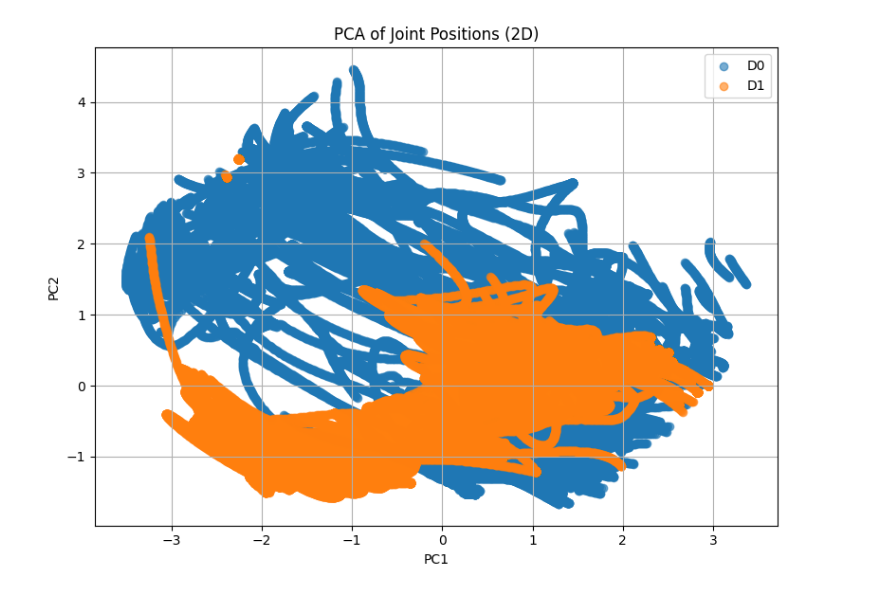
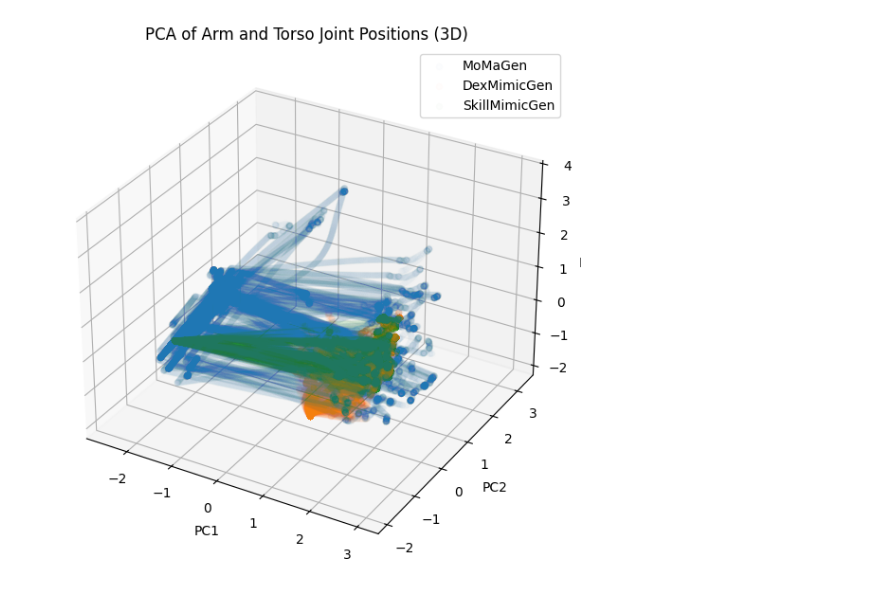
Before and after one commit to ChengshuLi/mimicgen, a Jupyter notebook: mimicgen/scripts_viz/pca_fig.ipynb, the cells around one changed output. Drawn from its saved outputs; the diff is of its cells as text; code cells hidden in the pictures.

```diff
--- a/mimicgen/scripts_viz/pca_fig.ipynb
+++ b/mimicgen/scripts_viz/pca_fig.ipynb
@@ -12,3 +14,4 @@ left_arm_joints = np.array([10, 12, 14, 16, 18, 20])
 right_arm_joints = np.array([11, 13, 15, 17, 19, 21])
 base_joints = np.array([0, 1, 5])
 torso_joints = np.array([6, 7, 8,9])
+left_arm_plus_torso = np.concatenate((torso_joints, left_arm_joints))
@@ -31,0 +40,8 @@ for i in range(num_demos):
+# %%
+mimicgen_data = []
+with h5py.File(paths[2], "r") as f:
+    mimicgen_data = []
+    for demo_key in f["data"]:
+        mimicgen_data.append(f["data"][demo_key]["obs"]["joint_qpos"][:, left_arm_plus_torso])
+mimicgen_data = np.concatenate(mimicgen_data, axis=0)
+print(mimicgen_data.shape)
@@ -31,0 +50,8 @@ for i in range(num_demos):
+# %%
+skillgen_data = []
+with h5py.File(paths[3], "r") as f:
+    skillgen_data = []
+    for demo_key in f["data"]:
+        skillgen_data.append(f["data"][demo_key]["obs"]["joint_qpos"][:, left_arm_plus_torso])
+skillgen_data = np.concatenate(skillgen_data, axis=0)
+print(skillgen_data.shape)
@@ -94,34 +190,58 @@ for i in range(num_demos):
 # %%
 import numpy as np
 import matplotlib.pyplot as plt
 from sklearn.decomposition import PCA
 
 
 np.random.seed(0)
-dataset1 = data1
-dataset2 = data2
+dataset1 = d0_data
+dataset2 = d1_data
+dataset3 = mimicgen_data
+dataset4 = skillgen_data
 
 # Combine the datasets
-combined_data = np.vstack([dataset1, dataset2])
+combined_data = np.vstack([dataset1, dataset2, dataset3, dataset4])
 
 # Run PCA
-pca = PCA(n_components=2)
+pca = PCA(n_components=3)
 pca_result = pca.fit_transform(combined_data)
 
-# Split back for plotting
-pca_dataset1 = pca_result[:len(dataset1)]
-pca_dataset2 = pca_result[len(dataset1):]
+# Lengths of original datasets
+len1 = len(dataset1)
+len2 = len(dataset2)
+len3 = len(dataset3)
+len4 = len(dataset4)
+
+# Cumulative indices
+end1 = len1
+end2 = end1 + len2
+end3 = end2 + len3
+end4 = end3 + len4  # or just len(pca_result)
+
+# Split PCA result
+pca_dataset1 = pca_result[:end1]
+pca_dataset2 = pca_result[end1:end2]
+pca_dataset3 = pca_result[end2:end3]
+pca_dataset4 = pca_result[end3:end4]
 
 # Plot
-plt.figure(figsize=(8, 6))
-plt.scatter(pca_dataset1[:, 0], pca_dataset1[:, 1], label='D0', alpha=0.6)
-plt.scatter(pca_dataset2[:, 0], pca_dataset2[:, 1], label='D1', alpha=0.6)
-plt.title('PCA of Joint Positions (2D)')
-plt.xlabel('PC1')
-plt.ylabel('PC2')
+
+fig = plt.figure(figsize=(8, 6))
+ax = fig.add_subplot(projection='3d')
+
+ax.scatter(pca_dataset1[:, 0], pca_dataset1[:, 1], pca_dataset1[:, 2], label='MoMaGen', alpha=0.01)
+# ax.scatter(pca_dataset2[:, 0], pca_dataset2[:, 1], pca_dataset2[:, 2], label='D1', alpha=0.01)
+ax.scatter(pca_dataset3[:, 0], pca_dataset3[:, 1], pca_dataset3[:, 2], label='DexMimicGen', alpha=0.01)
+ax.scatter(pca_dataset4[:, 0], pca_dataset4[:, 1], pca_dataset4[:, 2], label='SkillMimicGen', alpha=0.01)
+
+
+plt.title('PCA of Arm and Torso Joint Positions (3D)')
+ax.set_xlabel('PC1')
+ax.set_ylabel('PC2')
+ax.set_zlabel('PC3')
 plt.legend()
 plt.grid(True)
 plt.tight_layout()
 plt.show()
 # %% [output]
-[figure, old version]
+[figure, new version]
```
Also changed, not shown: parts of 9 cells of this notebook, 3 other files.
